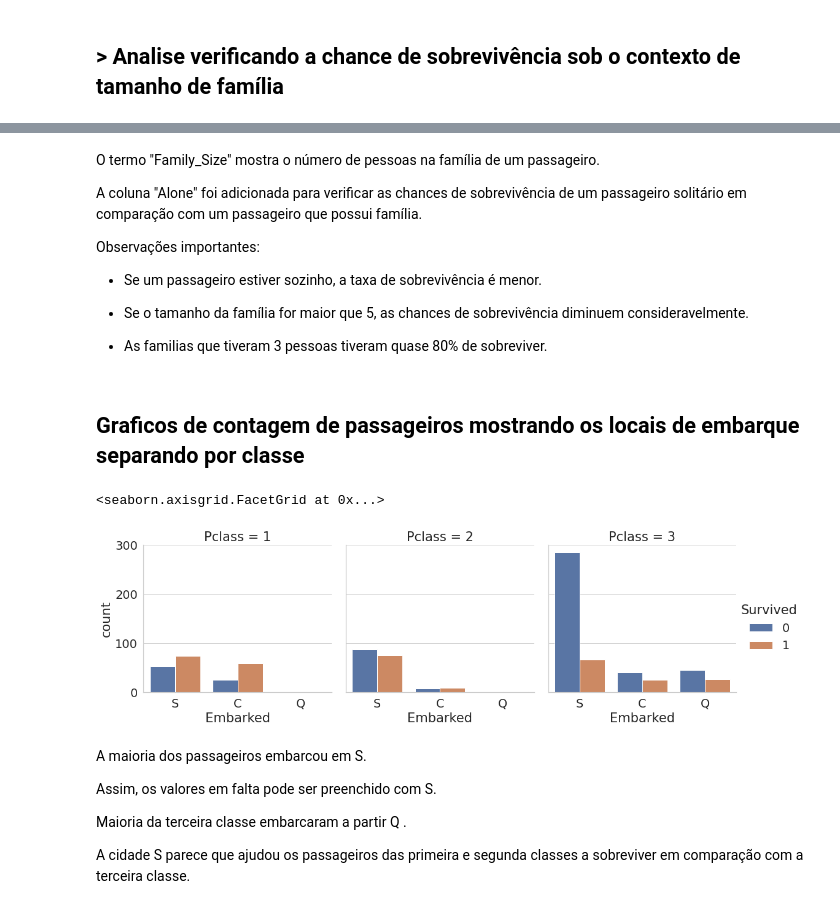
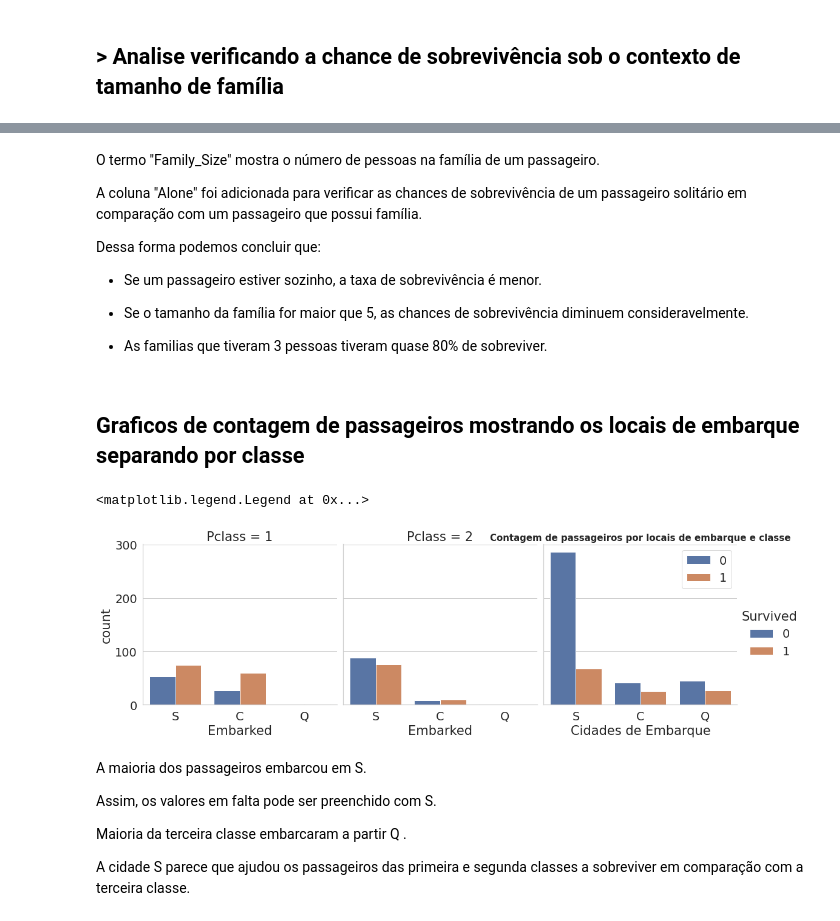
Before and after one commit to LerinaMM/analiseexploratoria_titanic, a Jupyter notebook: Desafio_Titanic_Lerina_Mastruian.ipynb, the cells around one changed output, grey strips where cells are left out. Saved outputs shown, nothing was run; the diff lists cells and outputs as text; code cells hidden in the pictures.

```diff
--- a/Desafio_Titanic_Lerina_Mastruian.ipynb
+++ b/Desafio_Titanic_Lerina_Mastruian.ipynb
@@ -433,7 +446,7 @@ O termo "Family_Size" mostra o número de pessoas na família de um passageiro.
 
 A coluna "Alone" foi adicionada para verificar as chances de sobrevivência de um passageiro solitário em comparação com um passageiro que possui família.
 
-Observações importantes:
+Dessa forma podemos concluir que:
 
 - Se um passageiro estiver sozinho, a taxa de sobrevivência é menor.
 
@@ -443,11 +456,15 @@ Observações importantes:
 # %% [markdown]
 ## Graficos de contagem de passageiros mostrando os locais de embarque separando por classe
 # %%
-sns.catplot(x ='Embarked', hue ='Survived',
-kind ='count', col ='Pclass', data = train_df)
+sns.catplot(x ='Embarked', hue ='Survived', kind ='count', col ='Pclass', data = train_df)
+
+plt.title('Contagem de passageiros por locais de embarque e classe', fontsize=15, fontweight='bold')
+plt.xlabel('Cidades de Embarque')
+plt.ylabel('Numero de passageiros')
+plt.legend()
 # %% [output]
-<seaborn.axisgrid.FacetGrid at 0x...>
+<matplotlib.legend.Legend at 0x...>
-[figure, old version]
+[figure, new version]
 # %% [markdown]
 A maioria dos passageiros embarcou em S.
 
```
Also changed, not shown: parts of 3 cells of this notebook.
